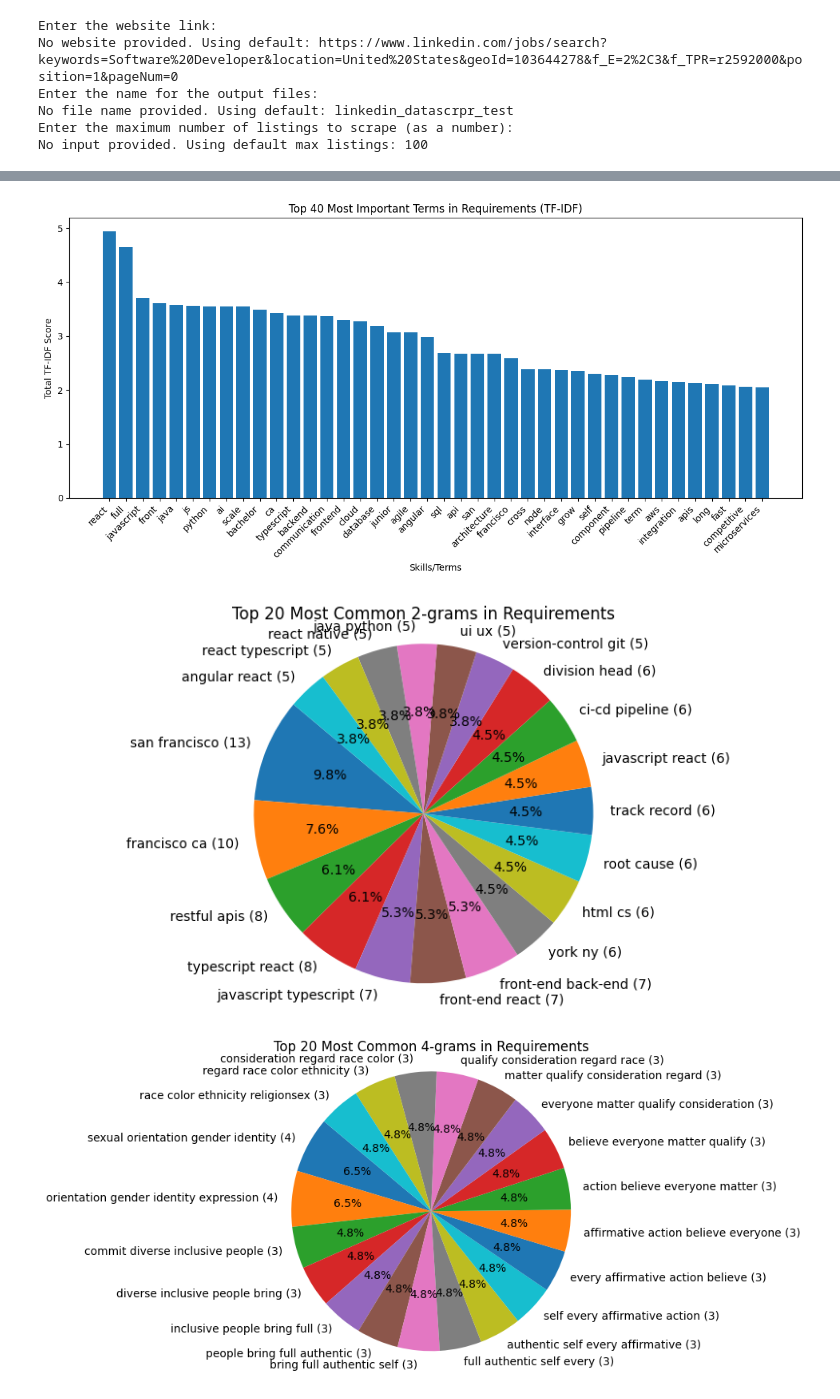
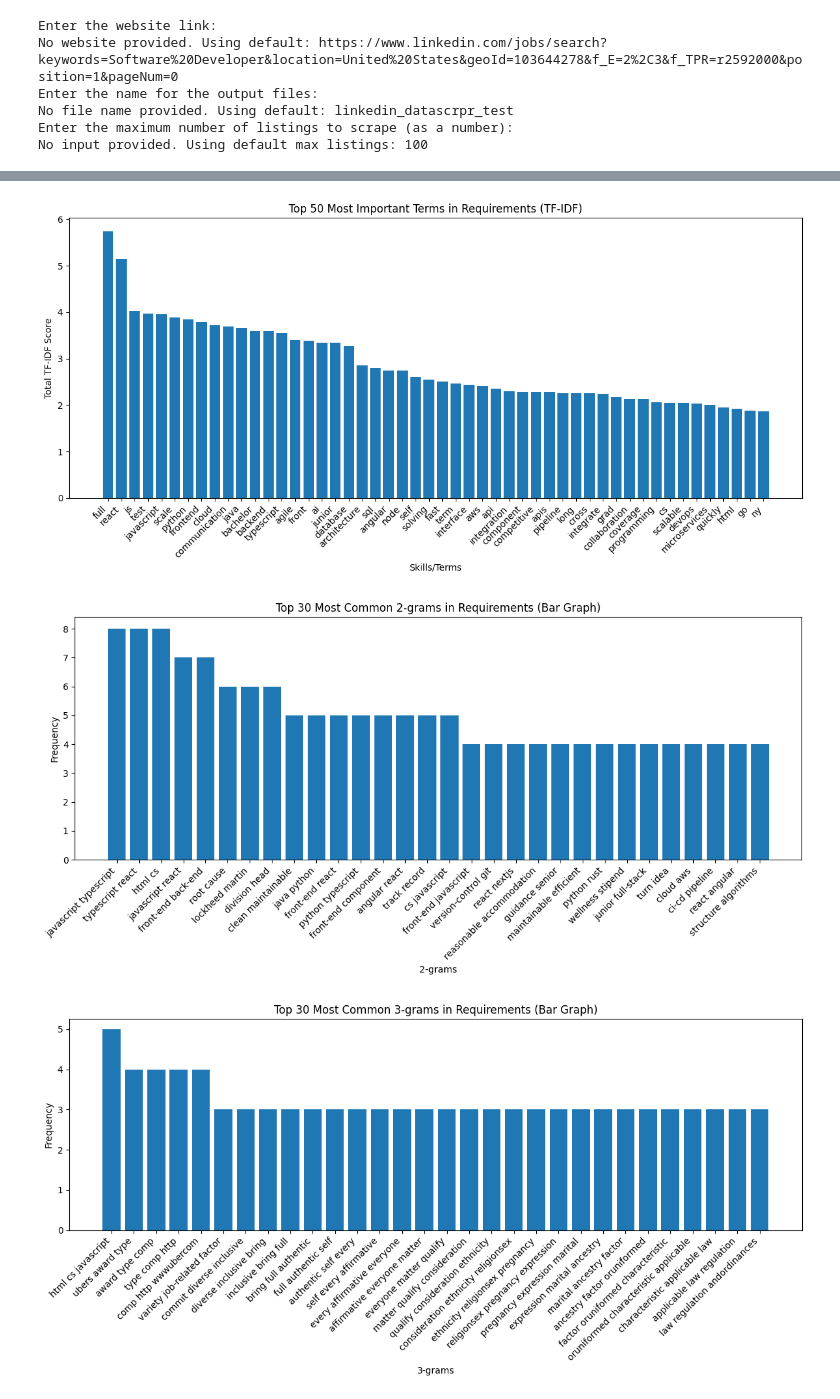
Before and after one commit to jgarvey928/Colab_Notebooks, a Jupyter notebook: Job_Scapper_Ext.ipynb, the cells around one changed output, grey strips where cells are left out. Drawn from its saved outputs; the diff is of its cells as text; code cells hidden in the pictures.

```diff
--- a/Job_Scapper_Ext.ipynb
+++ b/Job_Scapper_Ext.ipynb
@@ -589,12 +620,23 @@ def ngram_analysis(tokens, n, num_top, pdf):
     # Create labels for the pie chart
     ngrams_labels = [' '.join(ngram) for ngram in ngrams_list]
 
-    # Generate and save Pie Chart for N-grams
-    plt.figure(figsize=(10, 5))
-    plt.pie(counts, labels=[f'{label} ({count})' for label, count in zip(ngrams_labels, counts)], autopct='%1.1f%%',
-            startangle=140)
-    plt.axis('equal') # Equal aspect ratio ensures that pie is drawn as a circle.
-    plt.title(f'Top {num_top} Most Common {n}-grams in Requirements')
+    # # Generate and save Pie Chart for N-grams
+    # plt.figure(figsize=(10, 5))
+    # plt.pie(counts, labels=[f'{label} ({count})' for label, count in zip(ngrams_labels, counts)], autopct='%1.1f%%',
+    #         startangle=140)
+    # plt.axis('equal') # Equal aspect ratio ensures that pie is drawn as a circle.
+    # plt.title(f'Top {num_top} Most Common {n}-grams in Requirements')
+    # pdf.savefig()  # Save the current figure to the PDF
+    # plt.show()
+
+    # --- Generate and save Bar Graph for N-grams ---
+    plt.figure(figsize=(12, 6))
+    plt.bar(ngrams_labels, counts)
+    plt.xlabel(f'{n}-grams')
+    plt.ylabel('Frequency')
+    plt.title(f'Top {num_top} Most Common {n}-grams in Requirements (Bar Graph)')
+    plt.xticks(rotation=45, ha='right')
+    plt.tight_layout()
     pdf.savefig()  # Save the current figure to the PDF
     plt.show()
 
@@ -742,7 +784,19 @@ def analyze_data(name_file, df):
     all_requirements_combined = all_requirements_combined.replace('front end','frontend')
     all_requirements_combined = all_requirements_combined.replace('full stack','full-stack')
     all_requirements_combined = all_requirements_combined.replace('ci cd','ci-cd')
+    all_requirements_combined = all_requirements_combined.replace('ui ux','ui-ux')
     all_requirements_combined = all_requirements_combined.replace('version control','version-control')
+    all_requirements_combined = all_requirements_combined.replace('unit testing','unit-testing')
+    all_requirements_combined = all_requirements_combined.replace('unit test','unit-testing')
+    all_requirements_combined = all_requirements_combined.replace('unit integration','unit-integration')
+    all_requirements_combined = all_requirements_combined.replace('full scale','full-scale')
+    all_requirements_combined = all_requirements_combined.replace('full coverage','full-coverage')
+    all_requirements_combined = all_requirements_combined.replace('react native','react-native')
+    all_requirements_combined = all_requirements_combined.replace('restful apis','restful-apis')
+    all_requirements_combined = all_requirements_combined.replace('restful api','restful-api')
+    all_requirements_combined = all_requirements_combined.replace('version control','version-control')
+    all_requirements_combined = all_requirements_combined.replace('problem solving','problem-solving')
+    all_requirements_combined = all_requirements_combined.replace('relational database','relational-database')
 
     if not all_requirements_combined.strip():
         print("No requirements found in the data for analysis.")
@@ -763,6 +817,8 @@ def analyze_data(name_file, df):
     tokens = combine_similar_words(tokens, 'oop', 'object-oriented')
     tokens = combine_similar_words(tokens, 'oop', 'objectoriented')
     tokens = combine_similar_words(tokens, 'machine-learning', 'machinelearning')
+    tokens = combine_similar_words(tokens,'ci-cd','cicd')
+    tokens = combine_similar_words(tokens,'full-coverage','fullcoverage')
 
     # Lemmatization and remove purely numeric tokens
     lemmatizer = WordNetLemmatizer()
@@ -794,14 +850,18 @@ def analyze_data(name_file, df):
 
             # Plot TF-IDF bar graph if TF-IDF data is available
             if tfidf_matrix is not None and feature_names is not None:
-                 plot_tfidf_bar_graph(tfidf_matrix, feature_names, 40, pdf)
+                 plot_tfidf_bar_graph(tfidf_matrix, feature_names, 50, pdf)
             else:
                  print("Skipping TF-IDF plot as no data was generated.")
 
-            ngram_analysis(filtered_tokens, 2, 20, pdf)
-            ngram_analysis(filtered_tokens, 4, 20, pdf)
-            ngram_analysis(filtered_tokens, 8, 20, pdf)
-            ngram_analysis(filtered_tokens, 12, 20, pdf)
+            ngram_analysis(filtered_tokens, 2, 30, pdf)
+            ngram_analysis(filtered_tokens, 3, 30, pdf)
+            ngram_analysis(filtered_tokens, 4, 30, pdf)
+            ngram_analysis(filtered_tokens, 8, 30, pdf)
+            ngram_analysis(filtered_tokens, 12, 30, pdf)
+            ngram_analysis(tokens, 4, 30, pdf)
+            ngram_analysis(tokens, 8, 30, pdf)
+            ngram_analysis(tokens, 12, 30, pdf)
 
             # top_skills is populated by frequency_analysis
             if top_skills: # Ensure top_skills is not empty
@@ -832,3 +892,3 @@ Successfully loaded data from linkedin_datascrpr_test.csv
-[figure, old version]
+[figure, new version]
-[figure, old version]
+[figure, new version]
-[figure, old version]
+[figure, new version]
```
Also changed, not shown: parts of 3 cells of this notebook.
